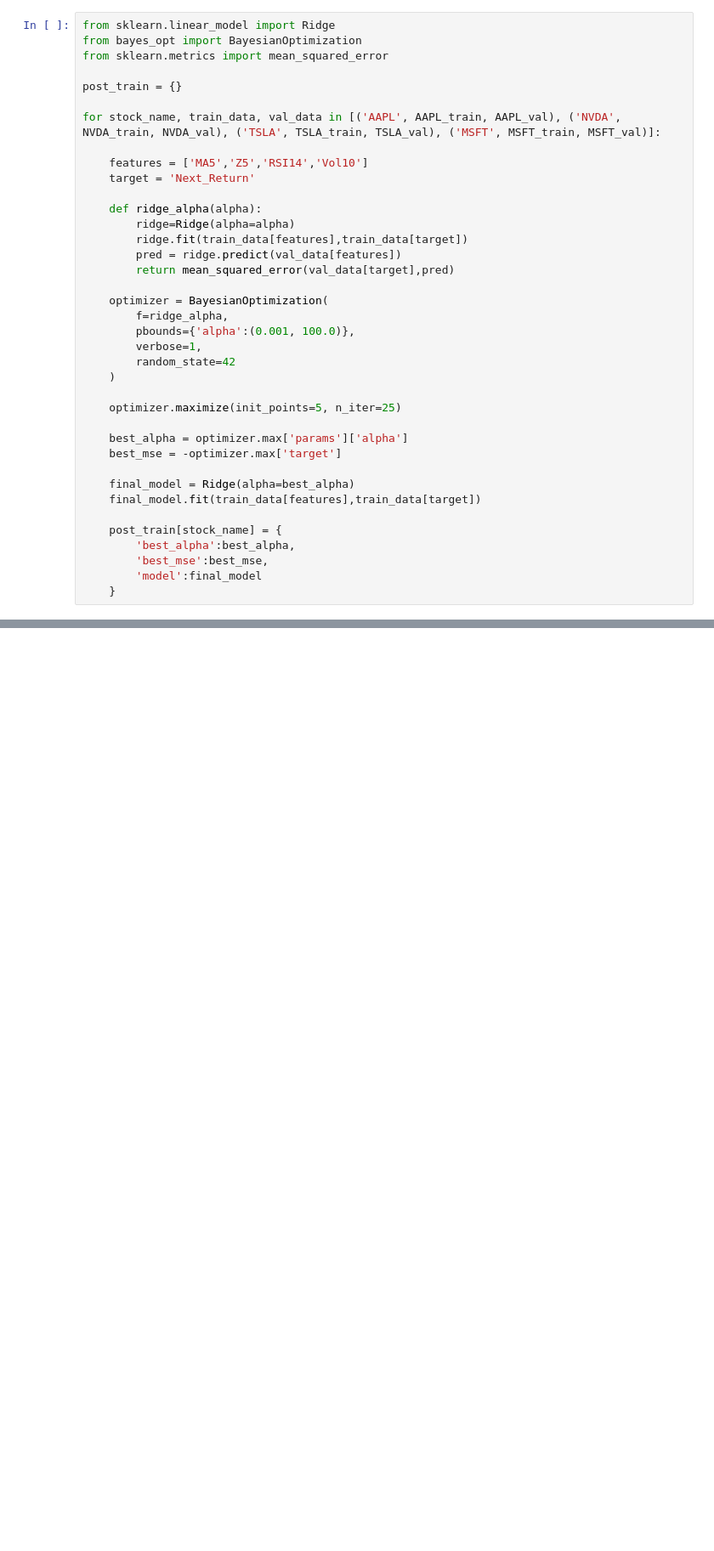
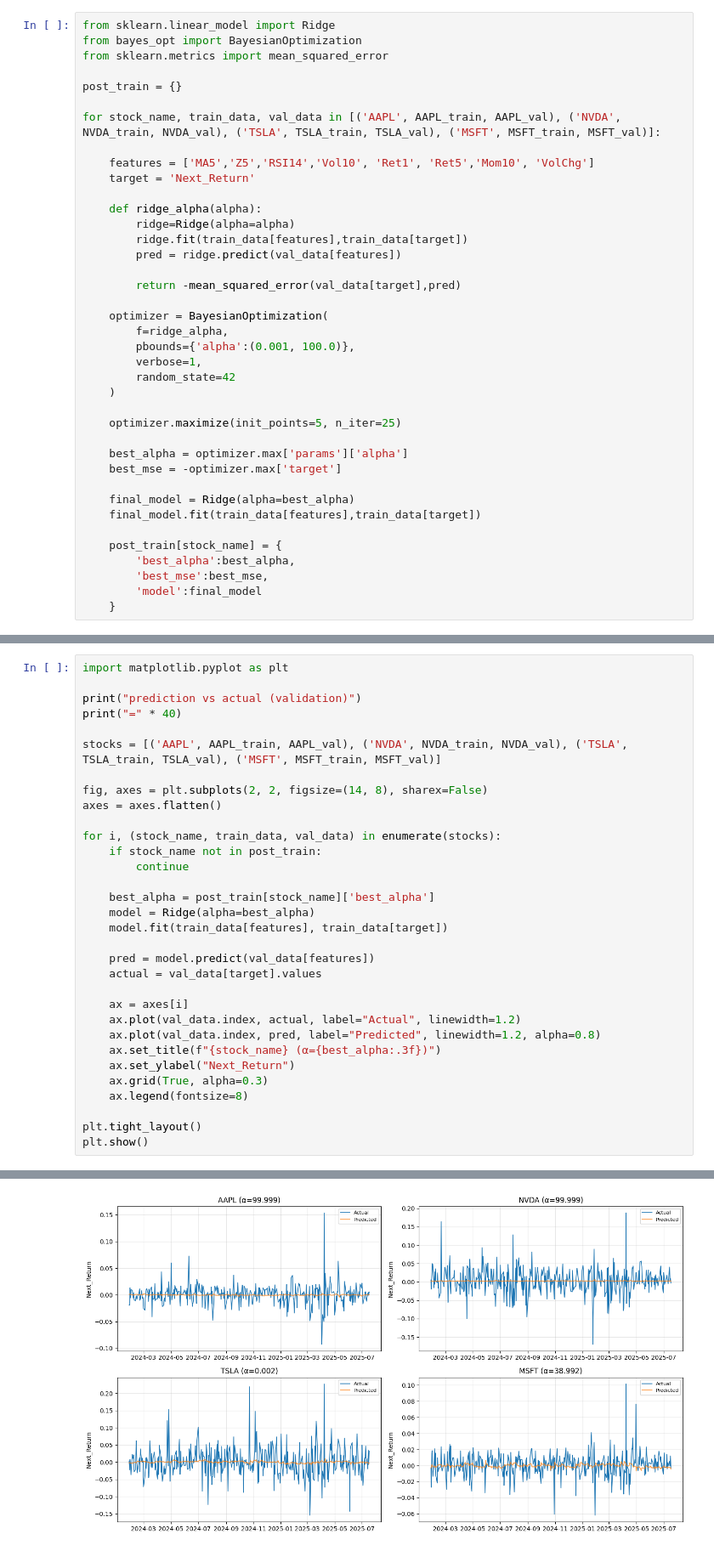
Before and after one commit to wuhaohan772/multi-stock-forecast, a Jupyter notebook: training.ipynb, the cells around one changed output, grey strips where cells are left out. Shown at 85% size. Cells and saved outputs as stored; diff of their text form; blank space fills up the shorter version.

```diff
--- a/training.ipynb
+++ b/training.ipynb
@@ -142,14 +133,15 @@ post_train = {}
 
 for stock_name, train_data, val_data in [('AAPL', AAPL_train, AAPL_val), ('NVDA', NVDA_train, NVDA_val), ('TSLA', TSLA_train, TSLA_val), ('MSFT', MSFT_train, MSFT_val)]:
 
-    features = ['MA5','Z5','RSI14','Vol10']
+    features = ['MA5','Z5','RSI14','Vol10', 'Ret1', 'Ret5','Mom10', 'VolChg']
     target = 'Next_Return'
 
     def ridge_alpha(alpha):
         ridge=Ridge(alpha=alpha)
         ridge.fit(train_data[features],train_data[target])
         pred = ridge.predict(val_data[features])
-        return mean_squared_error(val_data[target],pred)
+
+        return -mean_squared_error(val_data[target],pred)
 
     optimizer = BayesianOptimization(
         f=ridge_alpha,
@@ -418,0 +277,33 @@ MSFT: α=  6.7910, MSE=-0.000223, RMSE=nan (nan% daily error)
+# %%
+import matplotlib.pyplot as plt
+
+print("prediction vs actual (validation)")
+print("=" * 40)
+
+stocks = [('AAPL', AAPL_train, AAPL_val), ('NVDA', NVDA_train, NVDA_val), ('TSLA', TSLA_train, TSLA_val), ('MSFT', MSFT_train, MSFT_val)]
+
+fig, axes = plt.subplots(2, 2, figsize=(14, 8), sharex=False)
+axes = axes.flatten()
+
+for i, (stock_name, train_data, val_data) in enumerate(stocks):
+    if stock_name not in post_train:
+        continue
+
+    best_alpha = post_train[stock_name]['best_alpha']
+    model = Ridge(alpha=best_alpha)
+    model.fit(train_data[features], train_data[target])
+
+    pred = model.predict(val_data[features])
+    actual = val_data[target].values
+
+    ax = axes[i]
+    ax.plot(val_data.index, actual, label="Actual", linewidth=1.2)
+    ax.plot(val_data.index, pred, label="Predicted", linewidth=1.2, alpha=0.8)
+    ax.set_title(f"{stock_name} (α={best_alpha:.3f})")
+    ax.set_ylabel("Next_Return")
+    ax.grid(True, alpha=0.3)
+    ax.legend(fontsize=8)
+
+plt.tight_layout()
+plt.show()
+# %% [output]
@@ -419,3 +312,4 @@ MSFT: α=  6.7910, MSE=-0.000223, RMSE=nan (nan% daily error)
+[figure, added]
 # %%
 #saving models
 from joblib import dump, load
```
Also changed, not shown: parts of 9 cells of this notebook, 10 other files.
